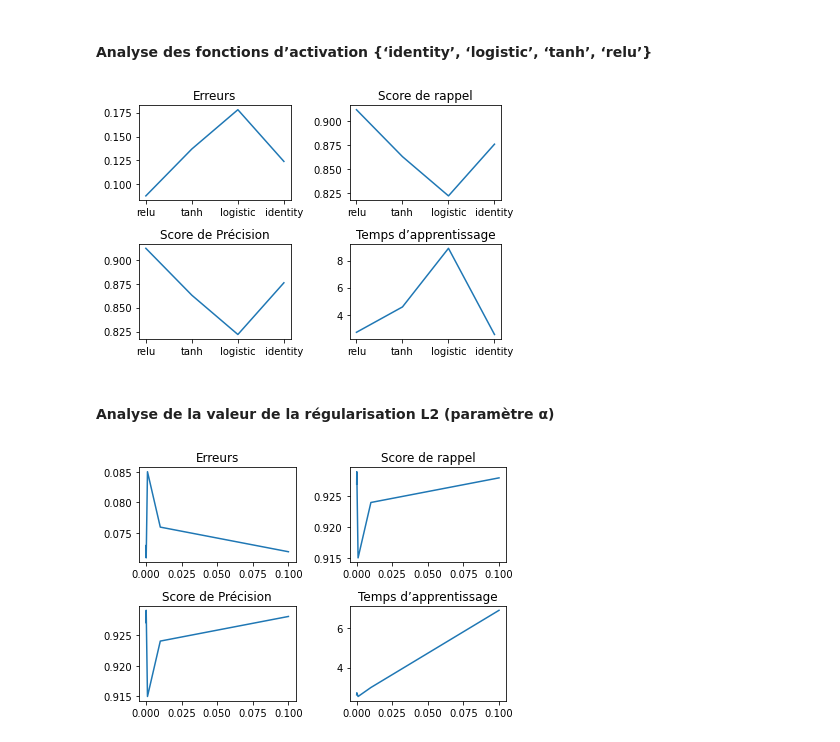
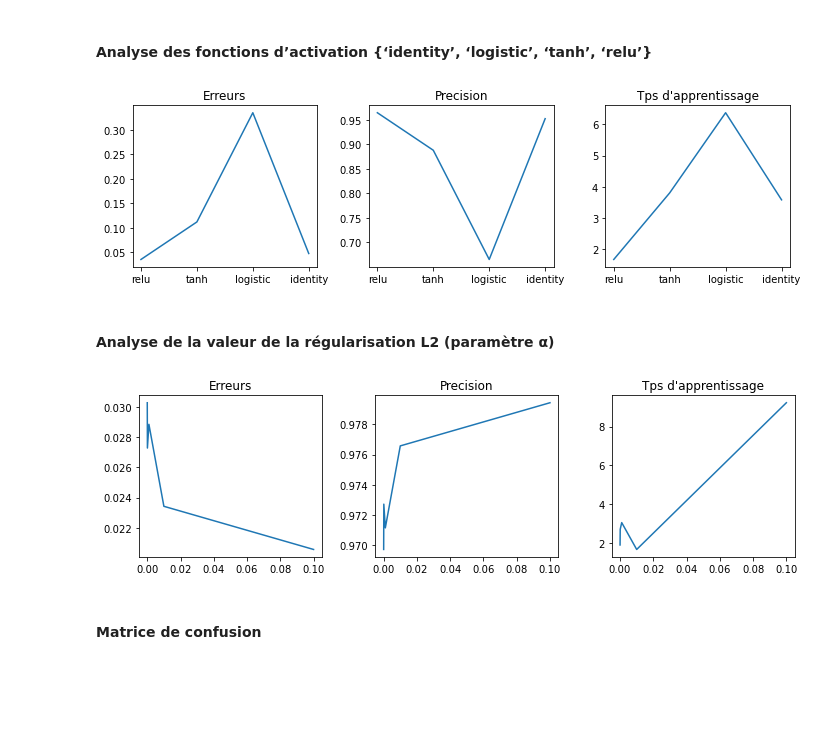
Before and after one commit to LMAGallois/AP_Supervis-, a Jupyter notebook: TP2_ANN.ipynb, the cells around one changed output. Drawn from its saved outputs; the diff is of its cells as text; code cells hidden in the pictures; blank space fills up the shorter version.

Commit message:
ajout matrice de confusion et tp3

```diff
--- a/TP2_ANN.ipynb
+++ b/TP2_ANN.ipynb
@@ -183,46 +171,40 @@ plt.show()
 # %%
 fcts = ['relu', 'tanh', 'logistic', 'identity']
 # Paramètres communs :
 layers = [50, 50 ,50 ,50 ,50 ,50 ,50 ,50]
 errors = []
 recalls = []
 precisions = []
 times = []
 
 for fct in fcts:
     start = time.time()
     clf = MLPClassifier(hidden_layer_sizes = layers, solver = 'adam', activation = fct).fit(xtrain, ytrain)
+    end = time.time()
     recall = recall_score(target, clf.predict(data), average = 'micro')
     pr_score = precision_score(target, clf.predict(data), average='micro')
     error = zero_one_loss(target, clf.predict(data))
-    end = time.time()
     tps = end-start
 
     errors.append(error)
     recalls.append(recall)
     precisions.append(pr_score)
     times.append(tps)
 
-plt.subplot(2, 2, 1)
-plt.plot(fcts, errors)
-plt.title("Erreurs")
+fig, ax = plt.subplots(1,3,figsize=(10,3))
+ax[0].plot(fcts, errors)
+ax[0].set_title('Erreurs')
 
-plt.subplot(2, 2, 2)
-plt.plot(fcts, recalls)
-plt.title("Score de rappel")
+ax[1].plot(fcts, precisions)
+ax[1].set_title('Precision')
 
-plt.subplot(2, 2, 3)
-plt.plot(fcts, precisions)
-plt.title("Score de Précision")
-
-plt.subplot(2, 2, 4)
-plt.plot(fcts, times)
-plt.title("Temps d’apprentissage")
+ax[2].plot(fcts, times)
+ax[2].set_title('Tps d\'apprentissage')
 
 plt.tight_layout()
 plt.show()
 # %% [output]
-[figure, old version]
+[figure, new version]
 # %% [markdown]
 #### Analyse de la valeur de la régularisation L2 (paramètre α)
 # %%
@@ -237,10 +219,10 @@ alphas = [10**(-i) for i in range(5,0,-1)]
 for alfa in alphas :
     start = time.time()
     clf = MLPClassifier(hidden_layer_sizes = layers, solver = 'adam', activation = 'relu', alpha = alfa).fit(xtrain, ytrain)
+    end = time.time()
     recall = recall_score(target, clf.predict(data), average = 'micro')
     pr_score = precision_score(target, clf.predict(data), average='micro')
     error = zero_one_loss(target, clf.predict(data))
-    end = time.time()
     tps = end-start
 
     errors.append(error)
@@ -248,23 +230,19 @@ for alfa in alphas :
     precisions.append(pr_score)
     times.append(tps)
 
-plt.subplot(2, 2, 1)
-plt.plot(alphas, errors)
-plt.title("Erreurs")
+fig, ax = plt.subplots(1,3,figsize=(10,3))
+ax[0].plot(alphas, errors)
+ax[0].set_title('Erreurs')
 
-plt.subplot(2, 2, 2)
-plt.plot(alphas, recalls)
-plt.title("Score de rappel")
+ax[1].plot(alphas, precisions)
+ax[1].set_title('Precision')
 
-plt.subplot(2, 2, 3)
-plt.plot(alphas, precisions)
-plt.title("Score de Précision")
-
-plt.subplot(2, 2, 4)
-plt.plot(alphas, times)
-plt.title("Temps d’apprentissage")
+ax[2].plot(alphas, times)
+ax[2].set_title('Tps d\'apprentissage')
 
 plt.tight_layout()
 plt.show()
 # %% [output]
-[figure, old version]
+[figure, new version]
+# %% [markdown]
+#### Matrice de confusion
```
Also changed, not shown: parts of 4 cells of this notebook, 1 other file.
